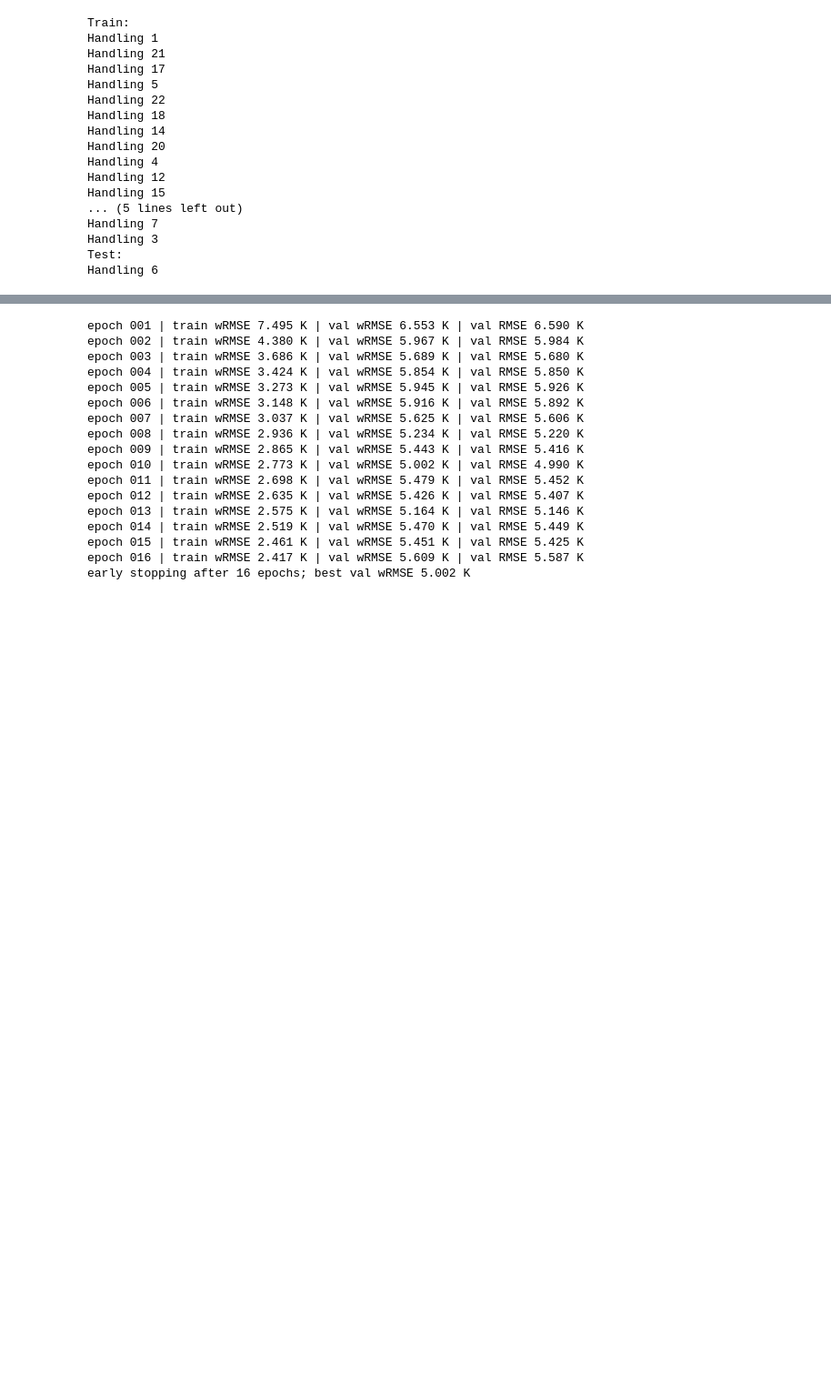
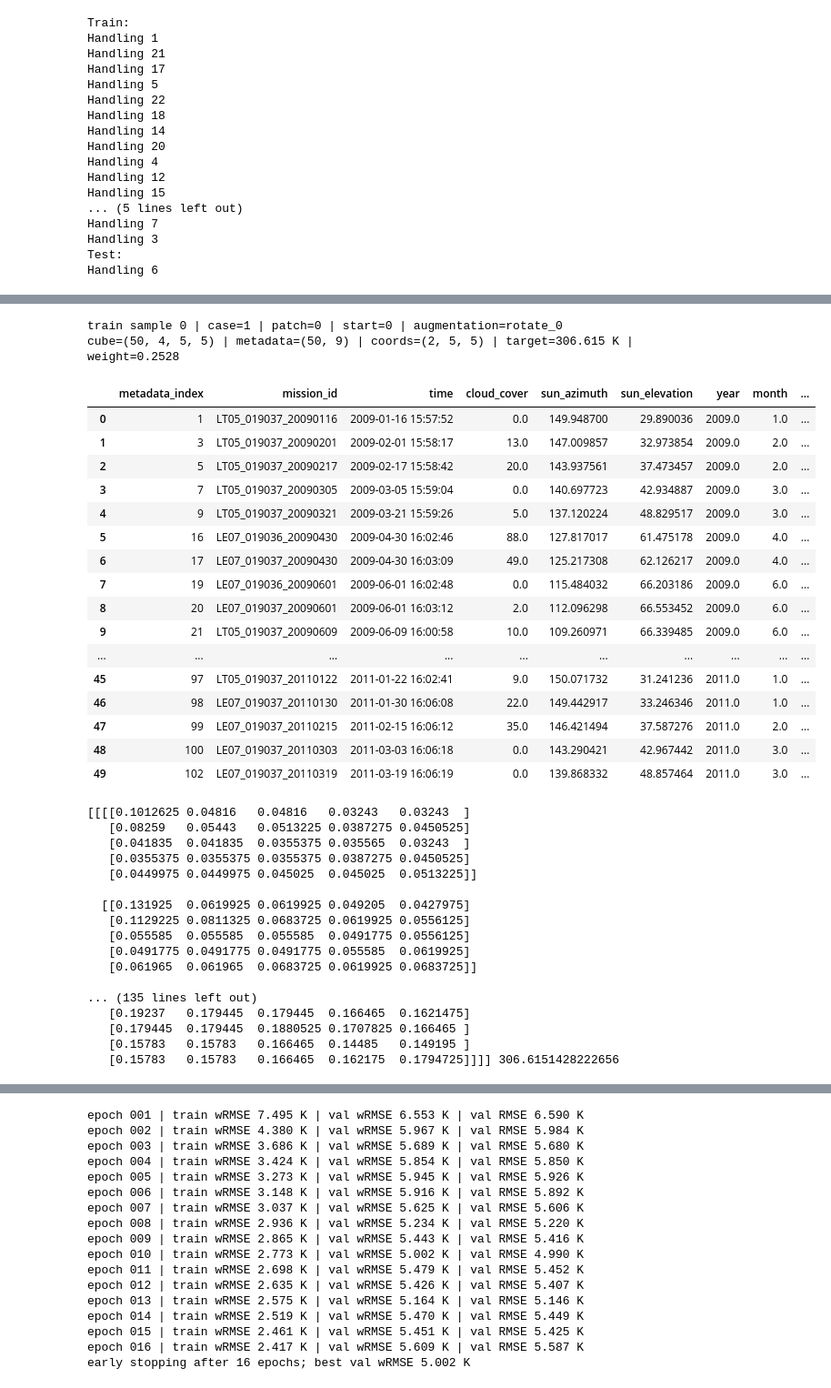
Before and after one commit to thomaslu678/Praxis-Lab-25-26, a Jupyter notebook: clean/16_VIT_No_Test.ipynb, the cells around one changed output, grey strips where cells are left out. Shown at 91% size. Cells and saved outputs as stored; diff of their text form; code cells hidden in the pictures; blank space fills up the shorter version.

```diff
--- a/clean/16_VIT_No_Test.ipynb
+++ b/clean/16_VIT_No_Test.ipynb
@@ -149,17 +149,17 @@ def add_time_features(df):
     )
 
     # Difference from previous observation, in days
-    df["diff_prev"] = (
-        t.diff()
-        .dt.total_seconds()
-        .div(86400)
-        .fillna(0)
-    )
+    # df["diff_prev"] = (
+    #     t.diff()
+    #     .dt.total_seconds()
+    #     .div(86400)
+    #     .fillna(0)
+    # )
 
     # Difference from first observation, in days
-    df["diff_first"] = (
-        t - t.iloc[0]
-    ).dt.total_seconds().div(86400)
+    # df["diff_first"] = (
+    #     t - t.iloc[0]
+    # ).dt.total_seconds().div(86400)
 
     return df
 # %%
@@ -329,3 +329,4 @@ METADATA_COLUMNS = (
     "cloud_cover", "sun_azimuth", "sun_elevation", "year", "month",
     "day_of_year", "seasonality",
 )
+WINDOW_TIME_COLUMNS = ("diff_prev", "diff_first")
@@ -1439,10 +1773,12 @@ def run_training(data_dict=None, cfg: WorkflowConfig = WorkflowConfig(),
 # %% [markdown]
 ##### Train results
 # %%
-# Usage:
-cfg = WorkflowConfig(test_case_id=6, validation_fraction=0.2,
-                     train_subset_fraction=0.2,
-                     num_epochs=20,
-                     window=50, samples_per_patch=10, batch_size=64,
-                     dropout=0.1, weight_decay=1e-4)
+cfg = WorkflowConfig(
+    test_case_id=6, validation_fraction=0.2, window=50,
+    samples_per_patch=None,       # every possible patch-specific window
+    augment_train_d4=True,        # 8 lazy rotations/reflections, train only
+    include_window_time_deltas=True,
+    batch_size=128, use_amp=True, compile_model=False,
+    dropout=0.1, weight_decay=1e-4,
+)
 # %%
@@ -1468,3 +1825,44 @@ Handling 6
+# %%
+sample = inspect_training_sample(prepared, cfg, sample_index=0,
+                                 augmentation_index=0)
+display(sample["metadata_raw"])
+# %% [output]
+train sample 0 | case=1 | patch=0 | start=0 | augmentation=rotate_0
+cube=(50, 4, 5, 5) | metadata=(50, 9) | coords=(2, 5, 5) | target=306.615 K | weight=0.2528
+|  | metadata_index | mission_id | time | cloud_cover | sun_azimuth | sun_elevation | year | month | ... |
+| 0 | 1 | LT05_019037_20090116 | 2009-01-16 15:57:52 | 0.0 | 149.948700 | 29.890036 | 2009.0 | 1.0 | ... |
+| 1 | 3 | LT05_019037_20090201 | 2009-02-01 15:58:17 | 13.0 | 147.009857 | 32.973854 | 2009.0 | 2.0 | ... |
+| 2 | 5 | LT05_019037_20090217 | 2009-02-17 15:58:42 | 20.0 | 143.937561 | 37.473457 | 2009.0 | 2.0 | ... |
+| 3 | 7 | LT05_019037_20090305 | 2009-03-05 15:59:04 | 0.0 | 140.697723 | 42.934887 | 2009.0 | 3.0 | ... |
+| 4 | 9 | LT05_019037_20090321 | 2009-03-21 15:59:26 | 5.0 | 137.120224 | 48.829517 | 2009.0 | 3.0 | ... |
+| 5 | 16 | LE07_019036_20090430 | 2009-04-30 16:02:46 | 88.0 | 127.817017 | 61.475178 | 2009.0 | 4.0 | ... |
+| 6 | 17 | LE07_019037_20090430 | 2009-04-30 16:03:09 | 49.0 | 125.217308 | 62.126217 | 2009.0 | 4.0 | ... |
+| 7 | 19 | LE07_019036_20090601 | 2009-06-01 16:02:48 | 0.0 | 115.484032 | 66.203186 | 2009.0 | 6.0 | ... |
+| 8 | 20 | LE07_019037_20090601 | 2009-06-01 16:03:12 | 2.0 | 112.096298 | 66.553452 | 2009.0 | 6.0 | ... |
+| 9 | 21 | LT05_019037_20090609 | 2009-06-09 16:00:58 | 10.0 | 109.260971 | 66.339485 | 2009.0 | 6.0 | ... |
+| ... | ... | ... | ... | ... | ... | ... | ... | ... | ... |
+| 45 | 97 | LT05_019037_20110122 | 2011-01-22 16:02:41 | 9.0 | 150.071732 | 31.241236 | 2011.0 | 1.0 | ... |
+| 46 | 98 | LE07_019037_20110130 | 2011-01-30 16:06:08 | 22.0 | 149.442917 | 33.246346 | 2011.0 | 1.0 | ... |
+| 47 | 99 | LE07_019037_20110215 | 2011-02-15 16:06:12 | 35.0 | 146.421494 | 37.587276 | 2011.0 | 2.0 | ... |
+| 48 | 100 | LE07_019037_20110303 | 2011-03-03 16:06:18 | 0.0 | 143.290421 | 42.967442 | 2011.0 | 3.0 | ... |
+| 49 | 102 | LE07_019037_20110319 | 2011-03-19 16:06:19 | 0.0 | 139.868332 | 48.857464 | 2011.0 | 3.0 | ... |
+[[[[0.1012625 0.04816   0.04816   0.03243   0.03243  ]
+   [0.08259   0.05443   0.0513225 0.0387275 0.0450525]
+   [0.041835  0.041835  0.0355375 0.035565  0.03243  ]
+   [0.0355375 0.0355375 0.0355375 0.0387275 0.0450525]
+   [0.0449975 0.0449975 0.045025  0.045025  0.0513225]]
+
+  [[0.131925  0.0619925 0.0619925 0.049205  0.0427975]
+   [0.1129225 0.0811325 0.0683725 0.0619925 0.0556125]
+   [0.055585  0.055585  0.055585  0.0491775 0.0556125]
+   [0.0491775 0.0491775 0.0491775 0.055585  0.0619925]
+   [0.061965  0.061965  0.0683725 0.0619925 0.0683725]]
+
+... (135 lines left out)
+   [0.19237   0.179445  0.179445  0.166465  0.1621475]
+   [0.179445  0.179445  0.1880525 0.1707825 0.166465 ]
+   [0.15783   0.15783   0.166465  0.14485   0.149195 ]
+   [0.15783   0.15783   0.166465  0.162175  0.1794725]]]] 306.6151428222656
 # %%
 seed_everything(cfg.seed)
 # %%
```
Also changed, not shown: parts of 9 cells of this notebook.
